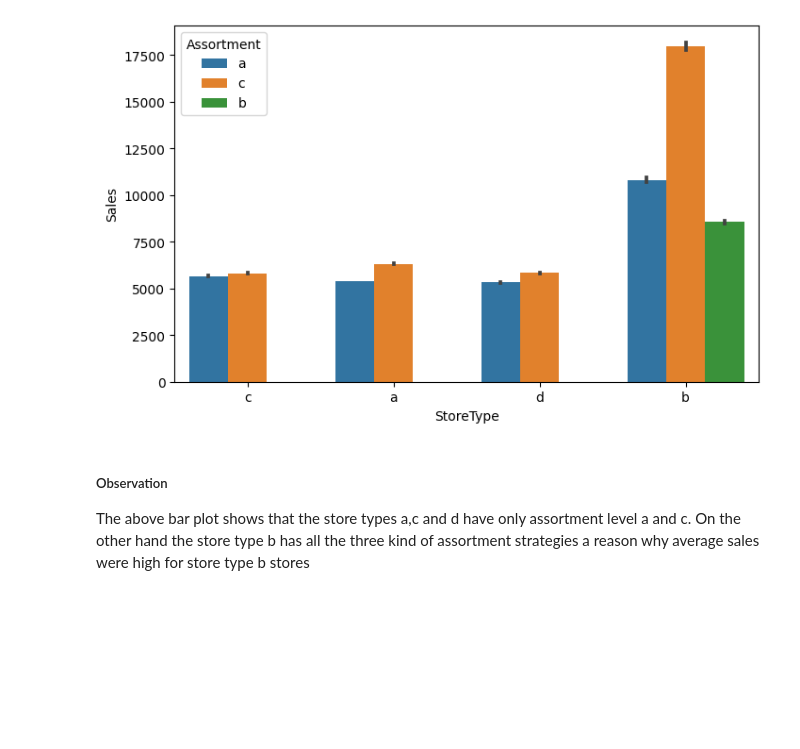
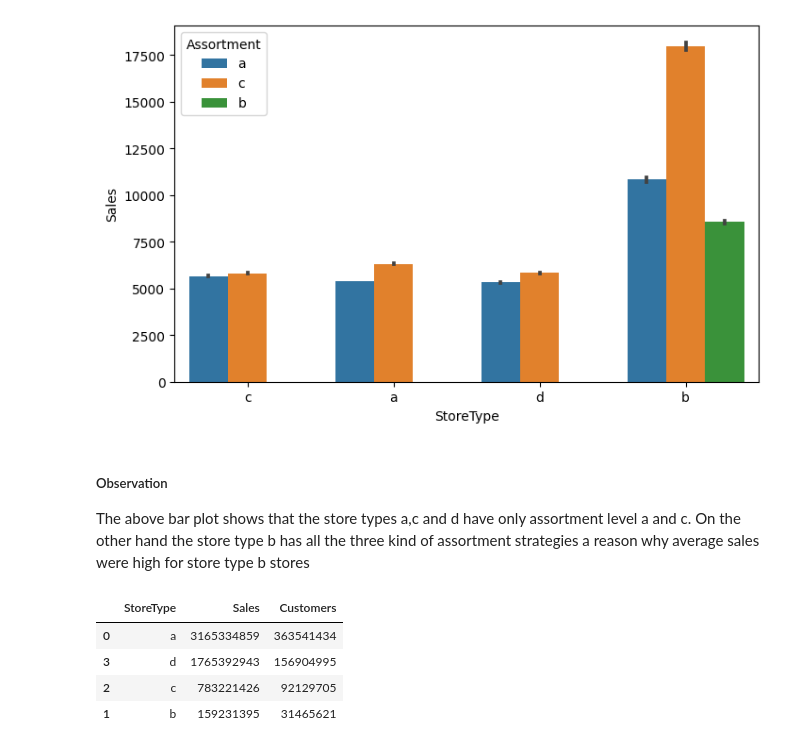
Before and after one commit to ambika1us/Retail_Sales_Prediction, a Jupyter notebook: Retail_Sales_Prediction.ipynb, the cells around one changed output. Drawn from its saved outputs; the diff is of its cells as text; code cells hidden in the pictures; blank space fills up the shorter version.

```diff
--- a/Retail_Sales_Prediction.ipynb
+++ b/Retail_Sales_Prediction.ipynb
@@ -337,3 +337,14 @@ sns.barplot(x=df["StoreType"],y=df['Sales'],hue=df["Assortment"])
 # %% [markdown]
 <h5>Observation</h5>
 <p>The above bar plot shows that the store types a,c and d have only assortment level a and c. On the other hand the store type b has all the three kind of assortment strategies a reason why average sales were high for store type b stores</p>
+# %%
+#Store type and sales Exploration
+store_type=df.groupby("StoreType")["Sales","Customers"].sum().reset_index()
+store_type.sort_values(["Sales","Customers"], ascending=False,inplace=True)#sorting into descending order to get higher values
+store_type
+# %% [output]
+|  | StoreType | Sales | Customers |
+| 0 | a | 3165334859 | 363541434 |
+| 3 | d | 1765392943 | 156904995 |
+| 2 | c | 783221426 | 92129705 |
+| 1 | b | 159231395 | 31465621 |
```
Also changed, not shown: parts of 3 cells of this notebook.
